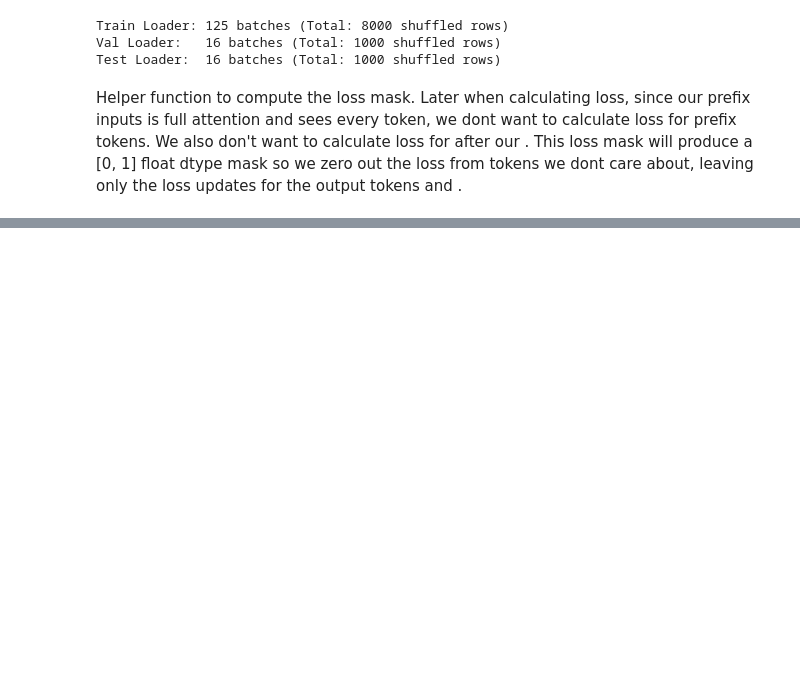
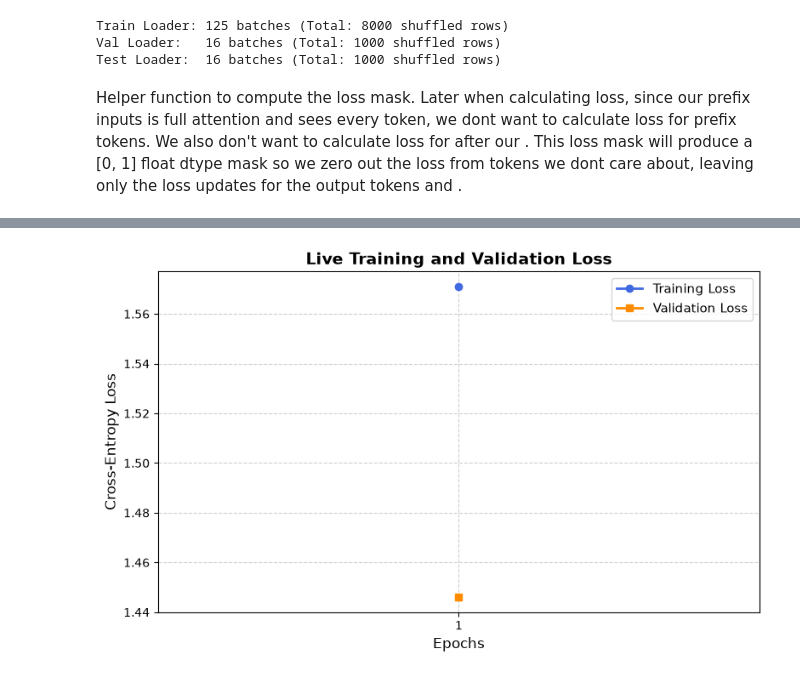
Before and after one commit to he-man-david/small-transformer-model-arithmetic-math, a Jupyter notebook: training-script.ipynb, the cells around one changed output, grey strips where cells are left out. Drawn from its saved outputs; the diff is of its cells as text; code cells hidden in the pictures; blank space fills up the shorter version.

Commit message:
refactor and clean training script

```diff
--- a/training-script.ipynb
+++ b/training-script.ipynb
@@ -171,0 +220,4 @@ for epoch in range(epochs):
+# %%
+train_model(num_epochs_to_add=20)
+# %% [output]
+[figure, added]
```
Also changed, not shown: parts of 3 cells of this notebook.
